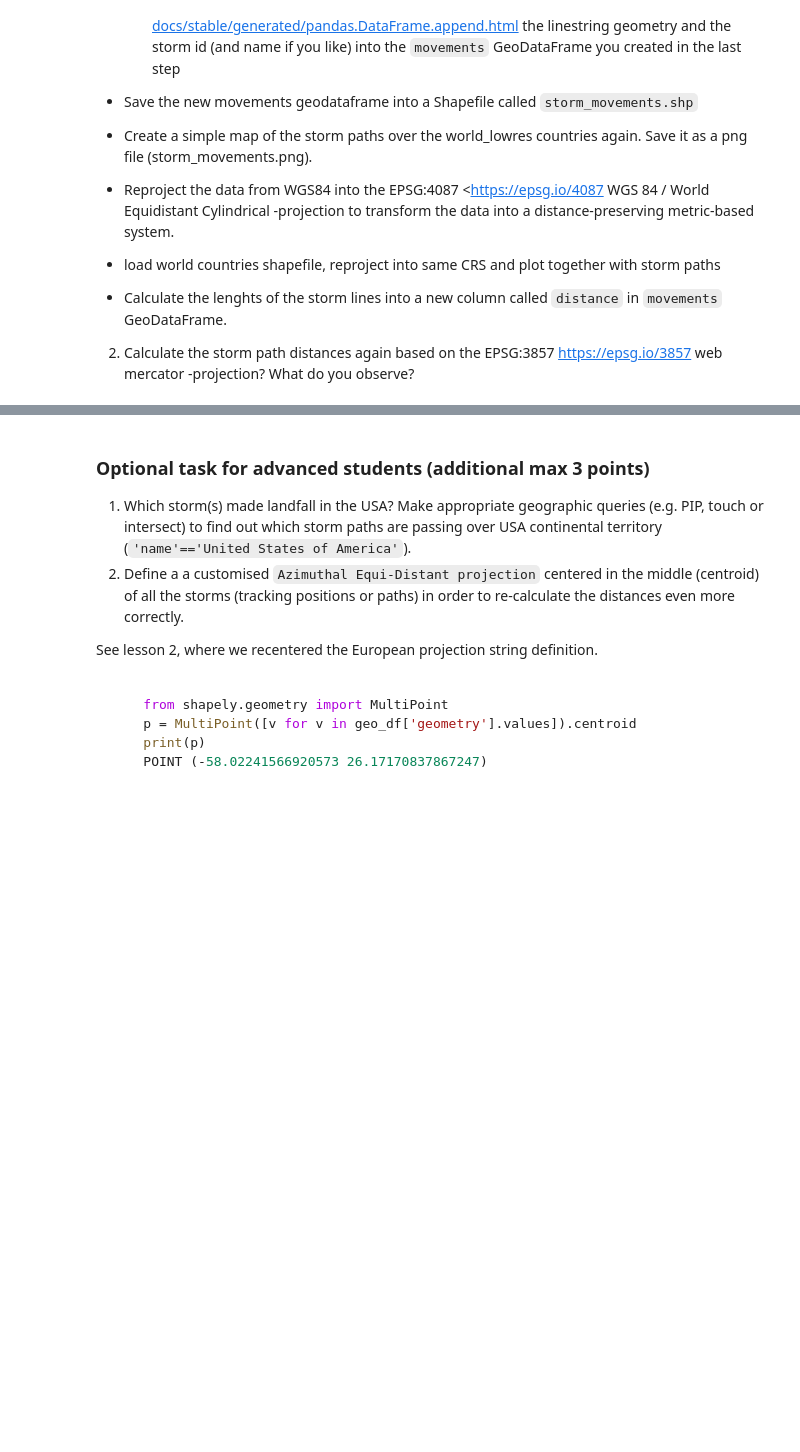
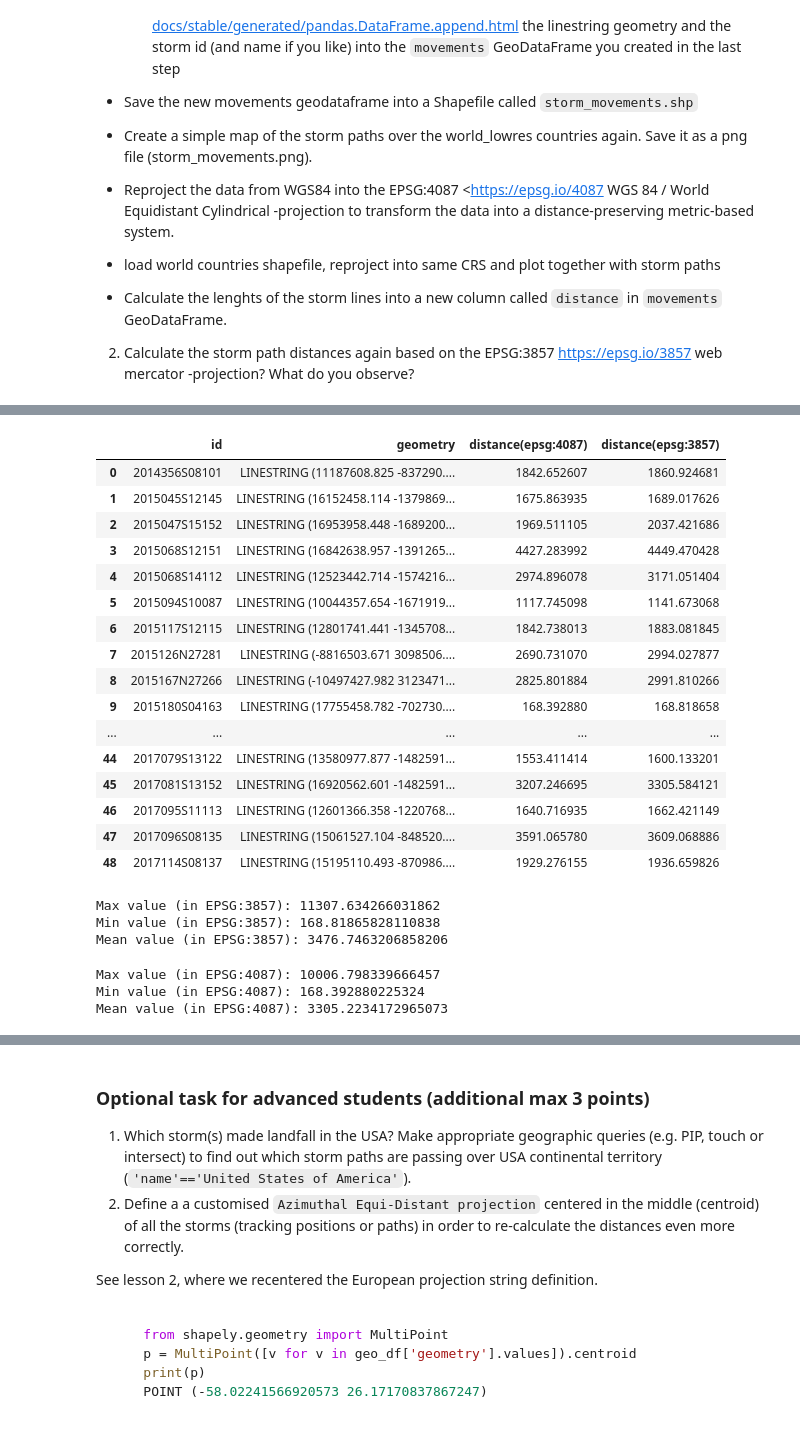
Before and after one commit to Bakhtiyar-Garashov/GeoPython2020, a Jupyter notebook: Assignment2/assignment2.ipynb, the cells around one changed output, grey strips where cells are left out. Cells and saved outputs as stored; diff of their text form; code cells hidden in the pictures; blank space fills up the shorter version.

```diff
--- a/Assignment2/assignment2.ipynb
+++ b/Assignment2/assignment2.ipynb
@@ -277,3 +276,79 @@ plt.savefig('storm_movements.png')
+# %%
+# change data projection of movements into EPSG:4087
+movements=movements.to_crs("EPSG:4087")
+
+
+#load world countries shapefile, reproject into same CRS and plot together with storm paths
+world_lowres=world_lowres.to_crs("EPSG:4087")
+
+# calculate distance and save them in geodataframe
+
+def calculate_distance(row):
+    return row['geometry'].length/1000
+
+movements['distance(epsg:4087)']=movements.apply(calculate_distance,axis=1)
+# %%
+# change data projection of movements into EPSG:3857 Web mercator
+movements=movements.to_crs("EPSG:3857")
+
+
+#load world countries shapefile, reproject into same CRS and plot together with storm paths
+world_lowres=world_lowres.to_crs("EPSG:3857")
+
+# calculate distance and save them in geodataframe
+
+def calculate_distance(row):
+    return row['geometry'].length/1000
+
+movements['distance(epsg:3857)']=movements.apply(calculate_distance,axis=1)
+
+movements
+# %% [output]
+|  | id | geometry | distance(epsg:4087) | distance(epsg:3857) |
+| 0 | 2014356S08101 | LINESTRING (11187608.825 -837290.... | 1842.652607 | 1860.924681 |
+| 1 | 2015045S12145 | LINESTRING (16152458.114 -1379869... | 1675.863935 | 1689.017626 |
+| 2 | 2015047S15152 | LINESTRING (16953958.448 -1689200... | 1969.511105 | 2037.421686 |
+| 3 | 2015068S12151 | LINESTRING (16842638.957 -1391265... | 4427.283992 | 4449.470428 |
+| 4 | 2015068S14112 | LINESTRING (12523442.714 -1574216... | 2974.896078 | 3171.051404 |
+| 5 | 2015094S10087 | LINESTRING (10044357.654 -1671919... | 1117.745098 | 1141.673068 |
+| 6 | 2015117S12115 | LINESTRING (12801741.441 -1345708... | 1842.738013 | 1883.081845 |
+| 7 | 2015126N27281 | LINESTRING (-8816503.671 3098506.... | 2690.731070 | 2994.027877 |
+| 8 | 2015167N27266 | LINESTRING (-10497427.982 3123471... | 2825.801884 | 2991.810266 |
+| 9 | 2015180S04163 | LINESTRING (17755458.782 -702730.... | 168.392880 | 168.818658 |
+| ... | ... | ... | ... | ... |
+| 44 | 2017079S13122 | LINESTRING (13580977.877 -1482591... | 1553.411414 | 1600.133201 |
+| 45 | 2017081S13152 | LINESTRING (16920562.601 -1482591... | 3207.246695 | 3305.584121 |
+| 46 | 2017095S11113 | LINESTRING (12601366.358 -1220768... | 1640.716935 | 1662.421149 |
+| 47 | 2017096S08135 | LINESTRING (15061527.104 -848520.... | 3591.065780 | 3609.068886 |
+| 48 | 2017114S08137 | LINESTRING (15195110.493 -870986.... | 1929.276155 | 1936.659826 |
+# %%
+# MIN MAX and MEAN values of distances in EPSG:3857
+
+max_value_3857 = movements['distance(epsg:3857)'].max()
+min_value_3857 = movements['distance(epsg:3857)'].min()
+mean_value_3857 = movements['distance(epsg:3857)'].mean()
+
+print("Max value (in EPSG:3857):",max_value_3857)
+print("Min value (in EPSG:3857):",min_value_3857)
+print("Mean value (in EPSG:3857):",mean_value_3857)
+# %% [output]
+Max value (in EPSG:3857): 11307.634266031862
+Min value (in EPSG:3857): 168.81865828110838
+Mean value (in EPSG:3857): 3476.7463206858206
+# %%
+# MIN MAX and MEAN values of distances in EPSG:4087
+
+max_value_4087 = movements['distance(epsg:4087)'].max()
+min_value_4087 = movements['distance(epsg:4087)'].min()
+mean_value_4087 = movements['distance(epsg:4087)'].mean()
+
+print("Max value (in EPSG:4087):",max_value_4087)
+print("Min value (in EPSG:4087):",min_value_4087)
+print("Mean value (in EPSG:4087):",mean_value_4087)
+# %% [output]
+Max value (in EPSG:4087): 10006.798339666457
+Min value (in EPSG:4087): 168.392880225324
+Mean value (in EPSG:4087): 3305.2234172965073
 # %% [markdown]
 ### Questions
 
```
Also changed, not shown: parts of 3 cells of this notebook, 1 other file.
